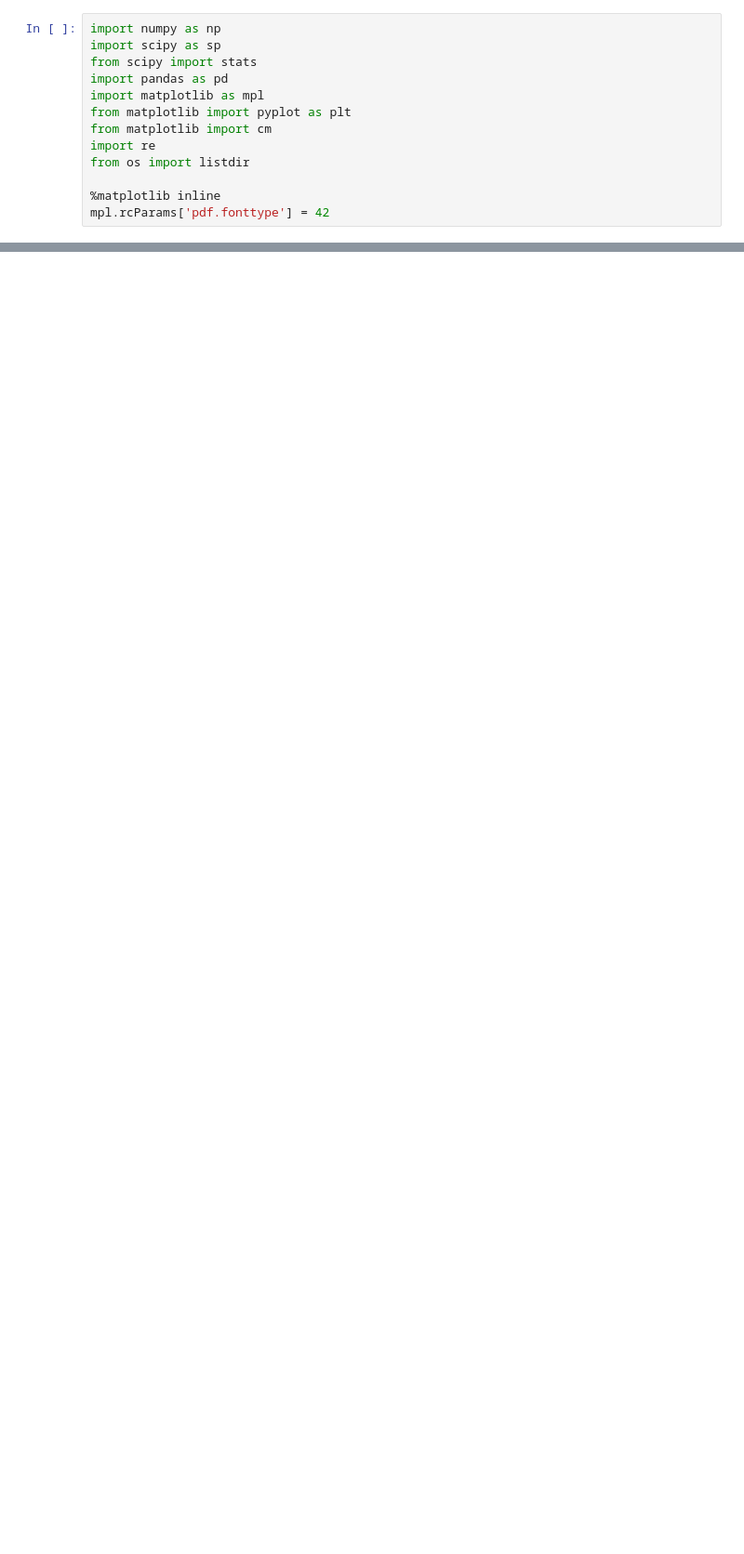
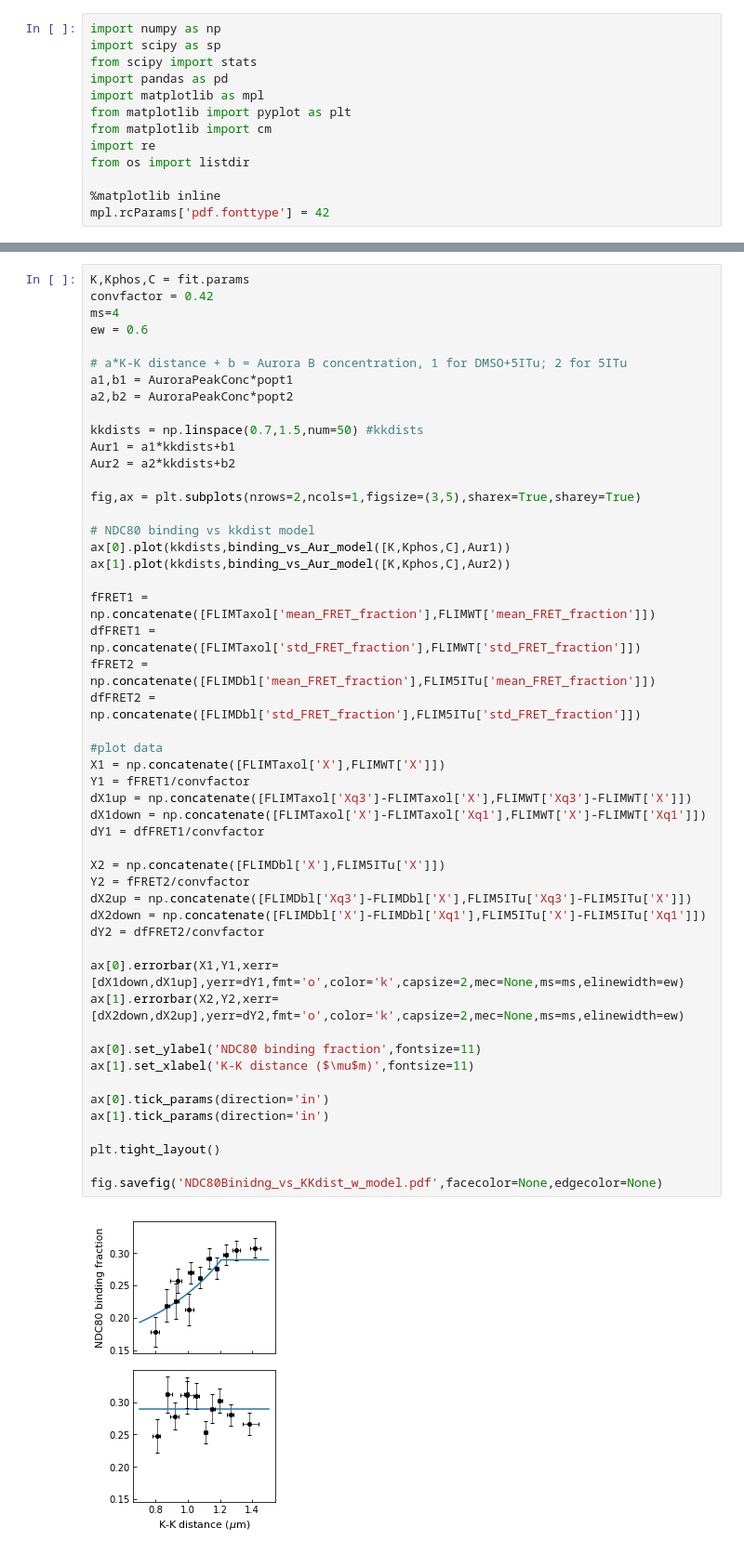
Before and after one commit to elifesciences-publications/AuroraConcentrationAnalysis, a Jupyter notebook: PlotAnalysisResult.ipynb, the cells around one changed output, grey strips where cells are left out. Shown: that part at 93% size. Saved outputs shown, nothing was run; the diff lists cells and outputs as text; blank space fills up the shorter version.

```diff
--- a/PlotAnalysisResult.ipynb
+++ b/PlotAnalysisResult.ipynb
@@ -276,0 +231,52 @@ ax[0]
+# %%
+K,Kphos,C = fit.params
+convfactor = 0.42
+ms=4
+ew = 0.6
+
+# a*K-K distance + b = Aurora B concentration, 1 for DMSO+5ITu; 2 for 5ITu
+a1,b1 = AuroraPeakConc*popt1
+a2,b2 = AuroraPeakConc*popt2
+
+kkdists = np.linspace(0.7,1.5,num=50) #kkdists
+Aur1 = a1*kkdists+b1
+Aur2 = a2*kkdists+b2
+
+fig,ax = plt.subplots(nrows=2,ncols=1,figsize=(3,5),sharex=True,sharey=True)
+
+# NDC80 binding vs kkdist model
+ax[0].plot(kkdists,binding_vs_Aur_model([K,Kphos,C],Aur1))
+ax[1].plot(kkdists,binding_vs_Aur_model([K,Kphos,C],Aur2))
+
+fFRET1 = np.concatenate([FLIMTaxol['mean_FRET_fraction'],FLIMWT['mean_FRET_fraction']])
+dfFRET1 = np.concatenate([FLIMTaxol['std_FRET_fraction'],FLIMWT['std_FRET_fraction']])
+fFRET2 = np.concatenate([FLIMDbl['mean_FRET_fraction'],FLIM5ITu['mean_FRET_fraction']])
+dfFRET2 = np.concatenate([FLIMDbl['std_FRET_fraction'],FLIM5ITu['std_FRET_fraction']])
+
+#plot data
+X1 = np.concatenate([FLIMTaxol['X'],FLIMWT['X']])
+Y1 = fFRET1/convfactor
+dX1up = np.concatenate([FLIMTaxol['Xq3']-FLIMTaxol['X'],FLIMWT['Xq3']-FLIMWT['X']])
+dX1down = np.concatenate([FLIMTaxol['X']-FLIMTaxol['Xq1'],FLIMWT['X']-FLIMWT['Xq1']])
+dY1 = dfFRET1/convfactor
+
+X2 = np.concatenate([FLIMDbl['X'],FLIM5ITu['X']])
+Y2 = fFRET2/convfactor
+dX2up = np.concatenate([FLIMDbl['Xq3']-FLIMDbl['X'],FLIM5ITu['Xq3']-FLIM5ITu['X']])
+dX2down = np.concatenate([FLIMDbl['X']-FLIMDbl['Xq1'],FLIM5ITu['X']-FLIM5ITu['Xq1']])
+dY2 = dfFRET2/convfactor
+
+ax[0].errorbar(X1,Y1,xerr=[dX1down,dX1up],yerr=dY1,fmt='o',color='k',capsize=2,mec=None,ms=ms,elinewidth=ew)
+ax[1].errorbar(X2,Y2,xerr=[dX2down,dX2up],yerr=dY2,fmt='o',color='k',capsize=2,mec=None,ms=ms,elinewidth=ew)
+
+ax[0].set_ylabel('NDC80 binding fraction',fontsize=11)
+ax[1].set_xlabel('K-K distance ($\mu$m)',fontsize=11)
+
+ax[0].tick_params(direction='in')
+ax[1].tick_params(direction='in')
+
+plt.tight_layout()
+
+fig.savefig('NDC80Binidng_vs_KKdist_w_model.pdf',facecolor=None,edgecolor=None)
+# %% [output]
+[figure, added]
```
Also changed, not shown: parts of 17 cells of this notebook, 3 other files.
